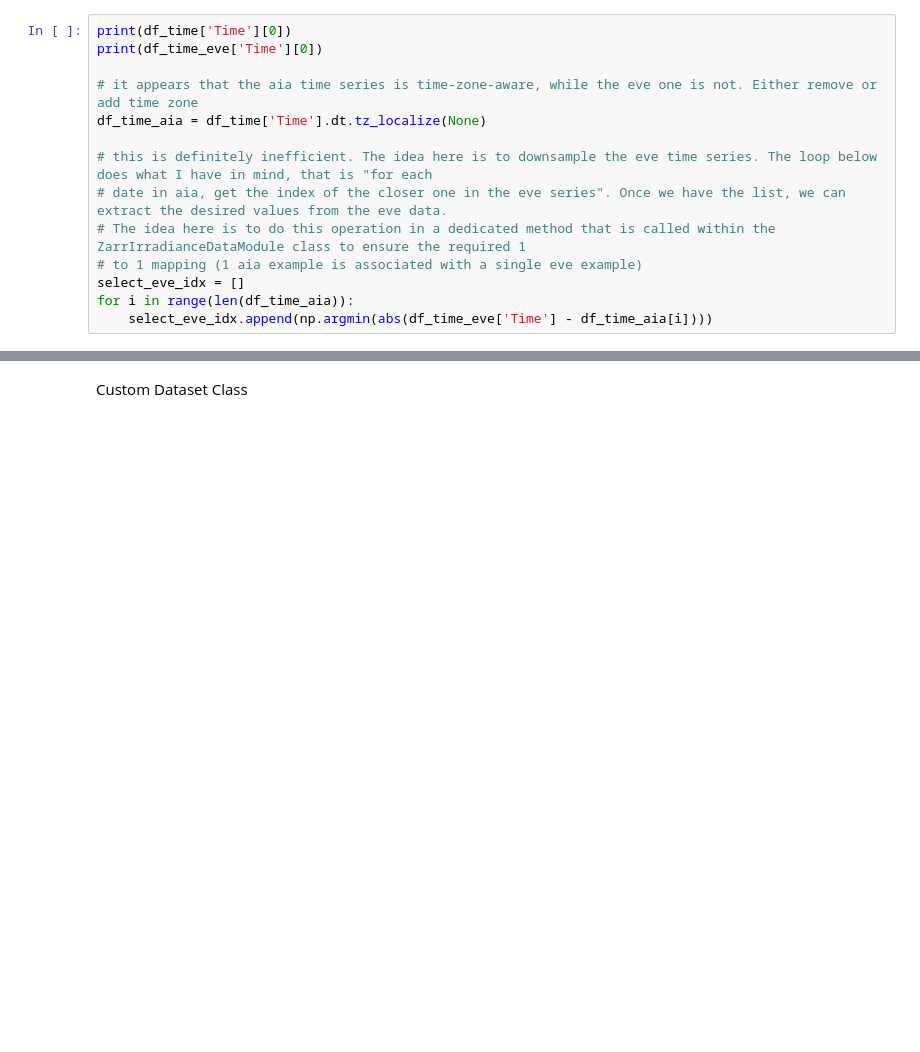
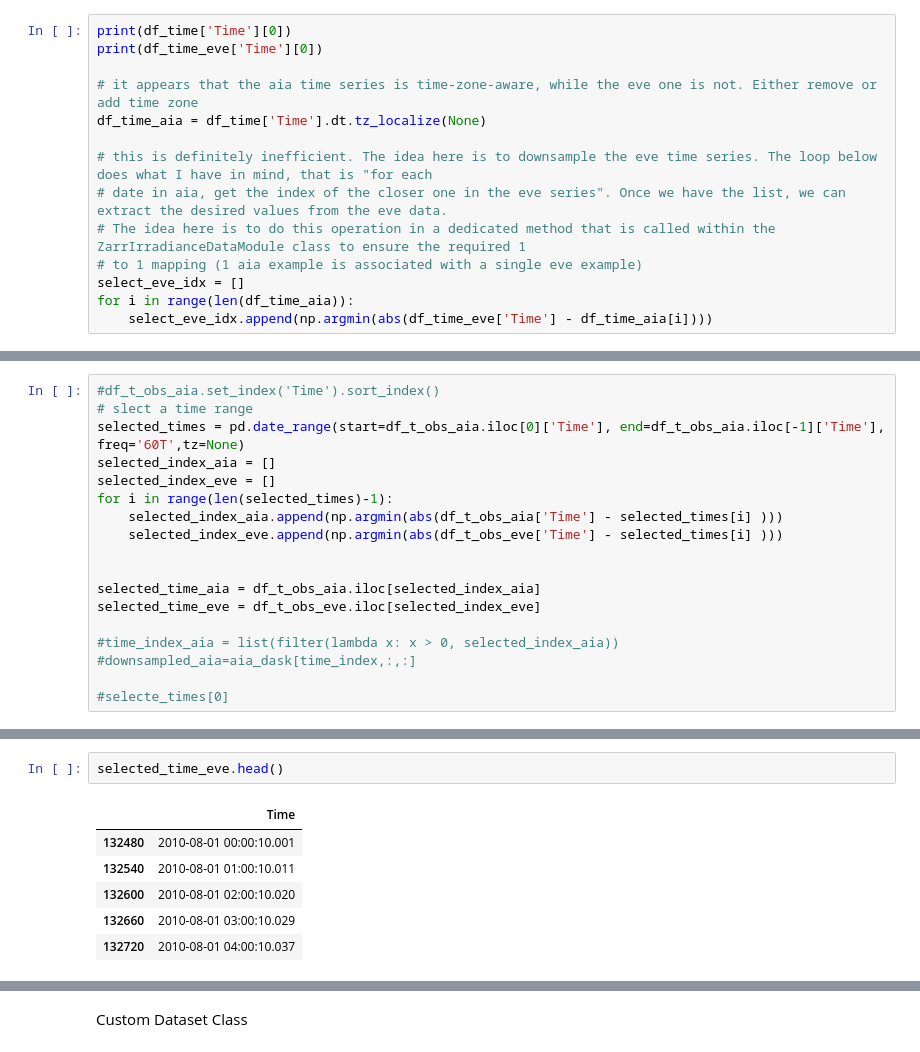
Before and after one commit to FrontierDevelopmentLab/2023-FDL-X-ARD-EVE, a Jupyter notebook: src/irradiance/zarr-experiments.ipynb, the cells around one changed output, grey strips where cells are left out. Saved outputs shown, nothing was run; the diff lists cells and outputs as text; blank space fills up the shorter version.

```diff
--- a/src/irradiance/zarr-experiments.ipynb
+++ b/src/irradiance/zarr-experiments.ipynb
@@ -159,0 +337,18 @@ for i in range(len(df_time_aia)):
+# %%
+#df_t_obs_aia.set_index('Time').sort_index()
+# slect a time range
+selected_times = pd.date_range(start=df_t_obs_aia.iloc[0]['Time'], end=df_t_obs_aia.iloc[-1]['Time'], freq='60T',tz=None)
+selected_index_aia = []
+selected_index_eve = []
+for i in range(len(selected_times)-1):
+    selected_index_aia.append(np.argmin(abs(df_t_obs_aia['Time'] - selected_times[i] )))
+    selected_index_eve.append(np.argmin(abs(df_t_obs_eve['Time'] - selected_times[i] )))
+
+
+selected_time_aia = df_t_obs_aia.iloc[selected_index_aia]
+selected_time_eve = df_t_obs_eve.iloc[selected_index_eve]
+
+#time_index_aia = list(filter(lambda x: x > 0, selected_index_aia))
+#downsampled_aia=aia_dask[time_index,:,:]
+
+#selecte_times[0]
@@ -159,0 +359,9 @@ for i in range(len(df_time_aia)):
+# %%
+selected_time_eve.head()
+# %% [output]
+|  | Time |
+| 132480 | 2010-08-01 00:00:10.001 |
+| 132540 | 2010-08-01 01:00:10.011 |
+| 132600 | 2010-08-01 02:00:10.020 |
+| 132660 | 2010-08-01 03:00:10.029 |
+| 132720 | 2010-08-01 04:00:10.037 |
```
Also changed, not shown: parts of 23 cells of this notebook.
